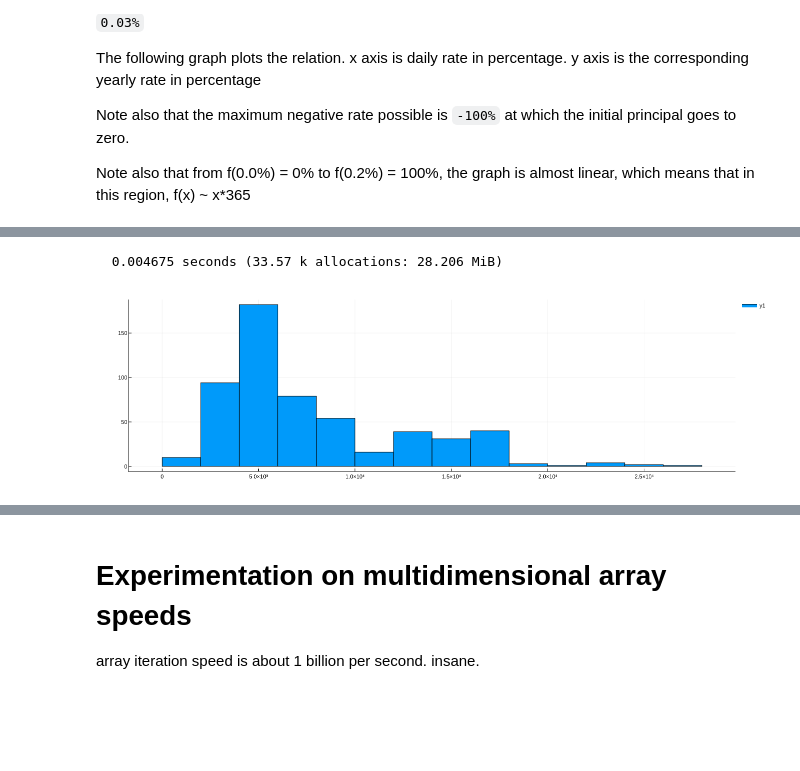
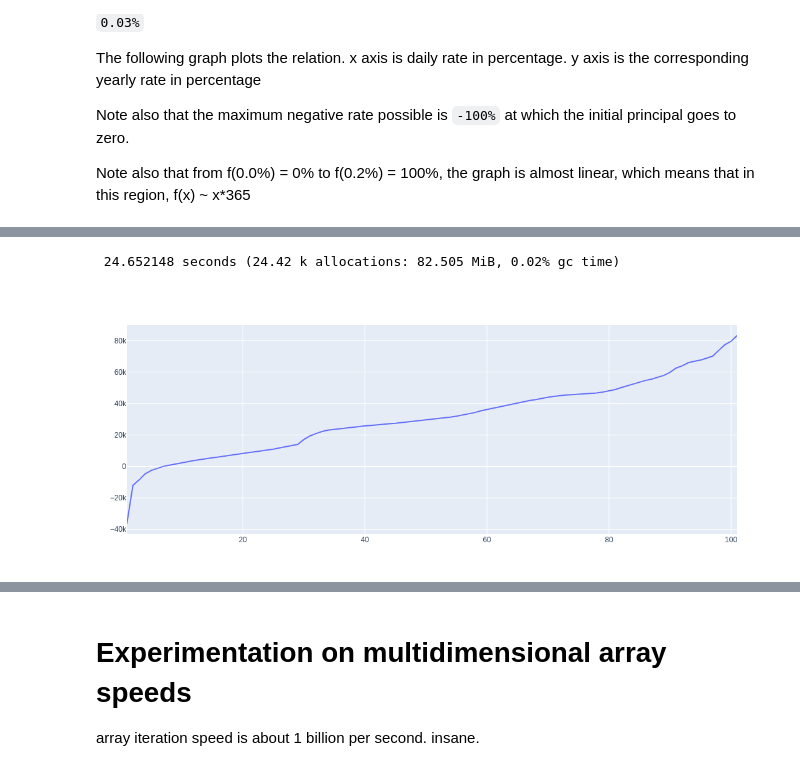
Before and after one commit to agsha/julia, a Jupyter notebook: template.ipynb, the cells around one changed output, grey strips where cells are left out. Cells and saved outputs as stored; diff of their text form; code cells hidden in the pictures; blank space fills up the shorter version.

```diff
--- a/template.ipynb
+++ b/template.ipynb
@@ -302,2 +56,0 @@ fmt (generic function with 2 methods)
-# %%
-d = constructDict()
@@ -532,55 +187,67 @@ function oneRun(rateThreshold::Float64, investDays::Int, redeemDays::Int, ll::Fa
     days::Int = investDays+redeemDays
     amount::Int = 1000
     wallet::Float64 = 0.0;
+    charge_buy::Float64 = 1.19/1000
+    charge_sell::Float64 = 1.04/1000
+    charge_dp::Float64 = 13.5*1.18
+    fixed_deposit_rate::Float64 = 5.0/100.0
 
+#     charge_buy = 0;
+#     charge_sell = 0;
+#     charge_dp = 0;
+
+    daysKept::Int = 0;
     minWallet = 0;
-    for i::Int in 1:length(days)
-        dd = tradingDays[i]
-        pp = prices[i]
+    for i::Int in 1:days
+
 
         for node in ll
             dayBought::Int = node.data
-            rate::Float64 = r(prices[dayBought],p, (dd - tradingDays[dayBought])/365.0)
-            if rate > rateThreshold
-                num = amount / prices[dayBought]
-                wallet += p*num
+            daysHeld::Int = tradingDays[i] - tradingDays[dayBought]
+            net_today::Float64 = (amount*prices[i]*(1 - charge_sell) / (prices[dayBought]*(1+charge_buy)) -
+                amount*(p2(1, fixed_deposit_rate, daysHeld/365.0) - 1) -
+                charge_dp)
+            rate::Float64 = r(amount, net_today, daysHeld/365.0)
+            if rate > rateThreshold || i==days
+                wallet += net_today
+                daysKept = max(daysKept, daysHeld);
                 del(ll, node)
             end
         end
         if i <= investDays
             wallet -= amount
             push!(ll, i)
+
         end
         minWallet = min(wallet, minWallet)
     end
-    # dispose all the stocks
-    for node in ll
-        dayBought::Int = node.data
-        num = amount / prices[dayBought]
-
-        wallet += prices[days]*num
-    end
-#     display(plot(fit(Histogram, daysToRedeem, 0:10)))
+#     return minWallet
     return wallet
 end
 
-function simulate()
-    dates, prices = preprocess("INFY");
+function simulate(d::Dict{String, Point})
+    p = d["^NSEI"];
+
+    dates, prices = p.intDates, p.prices
     wallets::Vector{Float64} = Vector{Float64}(undef, 1)
 
     ll = FastList{Int}(10000);
     investDays::Int = 365*2; redeemDays::Int = 365; days = investDays + redeemDays
     for start in 1:length(dates) - days - 10
         ddates = dates[start:end];
         pprices = prices[start:end];
-        wallet = oneRun(0.1, investDays, redeemDays, ll,
+        wallet = oneRun(0.15, investDays, redeemDays, ll,
         ddates, pprices);
         push!(wallets, wallet);
         reset!(ll);
     end
-    histogram(wallets)
+#     y = nquantile(wallets, 100)
+#     x = collect(1:101)
+#     doplot(x, y)
+    #plot([histogram(x=wallets)])
+    plot(1:101, nquantile(wallets, 100))
 end
-@time simulate()
+@time simulate(d)
 # %% [output]
-  0.004675 seconds (33.57 k allocations: 28.206 MiB)
+ 24.652148 seconds (24.42 k allocations: 82.505 MiB, 0.02% gc time)
-[figure, old version]
+[figure, new version]
```
Also changed, not shown: parts of 44 cells of this notebook, 4 other files.
